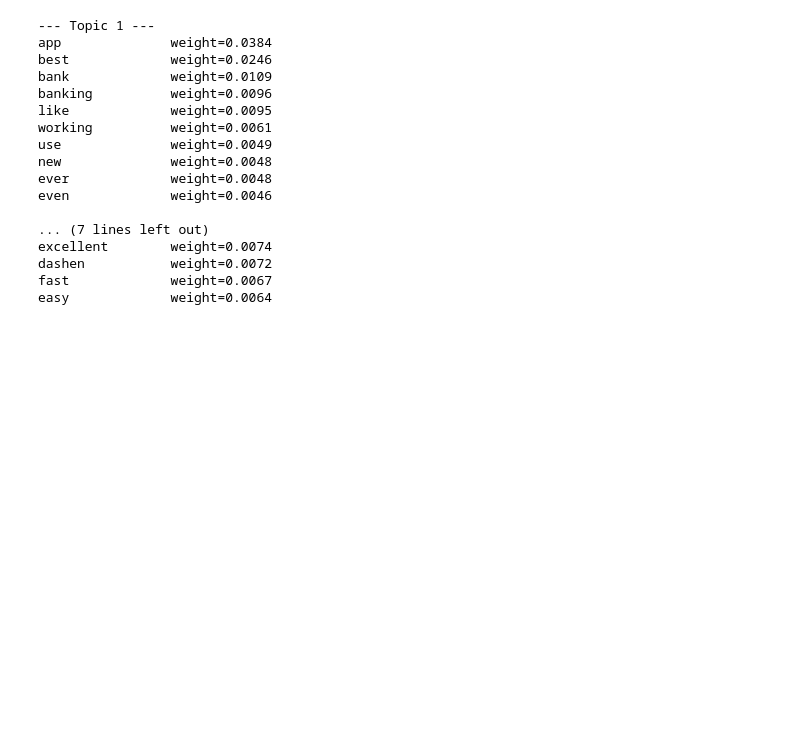
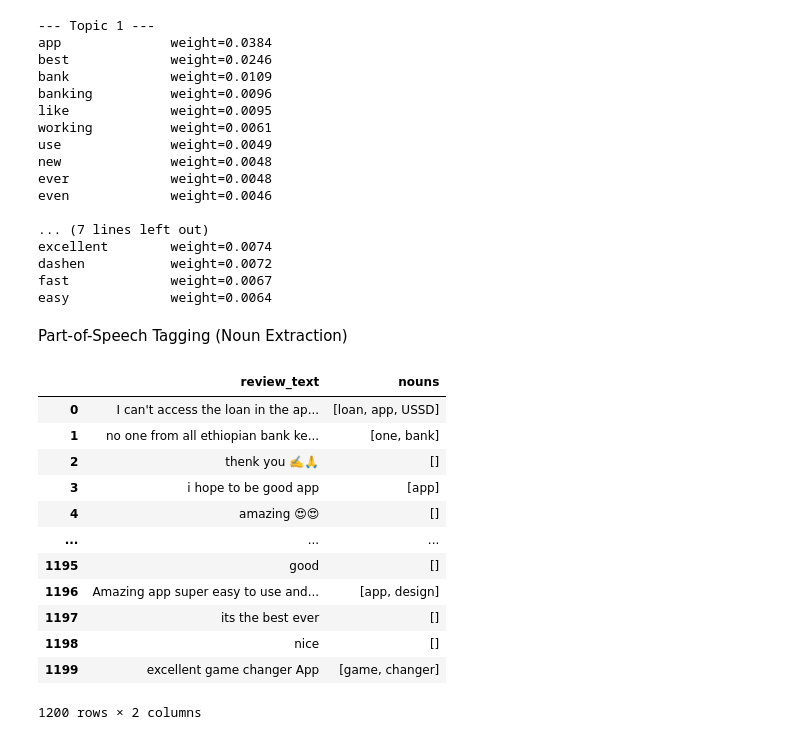
Before and after one commit to Feven777/Customer_experiance_analysis_for_fintech_apps, a Jupyter notebook: Scripts/sentiment_analysis.ipynb, the cells around one changed output. Cells and saved outputs as stored; diff of their text form; code cells hidden in the pictures; blank space fills up the shorter version.

Commit message:
extract nouns from each review

```diff
--- a/Scripts/sentiment_analysis.ipynb
+++ b/Scripts/sentiment_analysis.ipynb
@@ -253,3 +253,30 @@ excellent        weight=0.0074
 dashen           weight=0.0072
 fast             weight=0.0067
 easy             weight=0.0064
+# %% [markdown]
+Part-of-Speech Tagging (Noun Extraction)
+# %%
+import spacy
+
+nlp = spacy.load("en_core_web_sm")
+
+def extract_nouns(text):
+    doc = nlp(text)
+    return [token.text for token in doc if token.pos_ == "NOUN"]
+
+df["nouns"] = df["review_text"].apply(extract_nouns)
+df[["review_text", "nouns"]]
+# %% [output]
+|  | review_text | nouns |
+| 0 | I can't access the loan in the ap... | [loan, app, USSD] |
+| 1 | no one from all ethiopian bank ke... | [one, bank] |
+| 2 | thenk you ✍️🙏 | [] |
+| 3 | i hope to be good app | [app] |
+| 4 | amazing 😍😍 | [] |
+| ... | ... | ... |
+| 1195 | good | [] |
+| 1196 | Amazing app super easy to use and... | [app, design] |
+| 1197 | its the best ever | [] |
+| 1198 | nice | [] |
+| 1199 | excellent game changer App | [game, changer] |
+1200 rows × 2 columns
```
